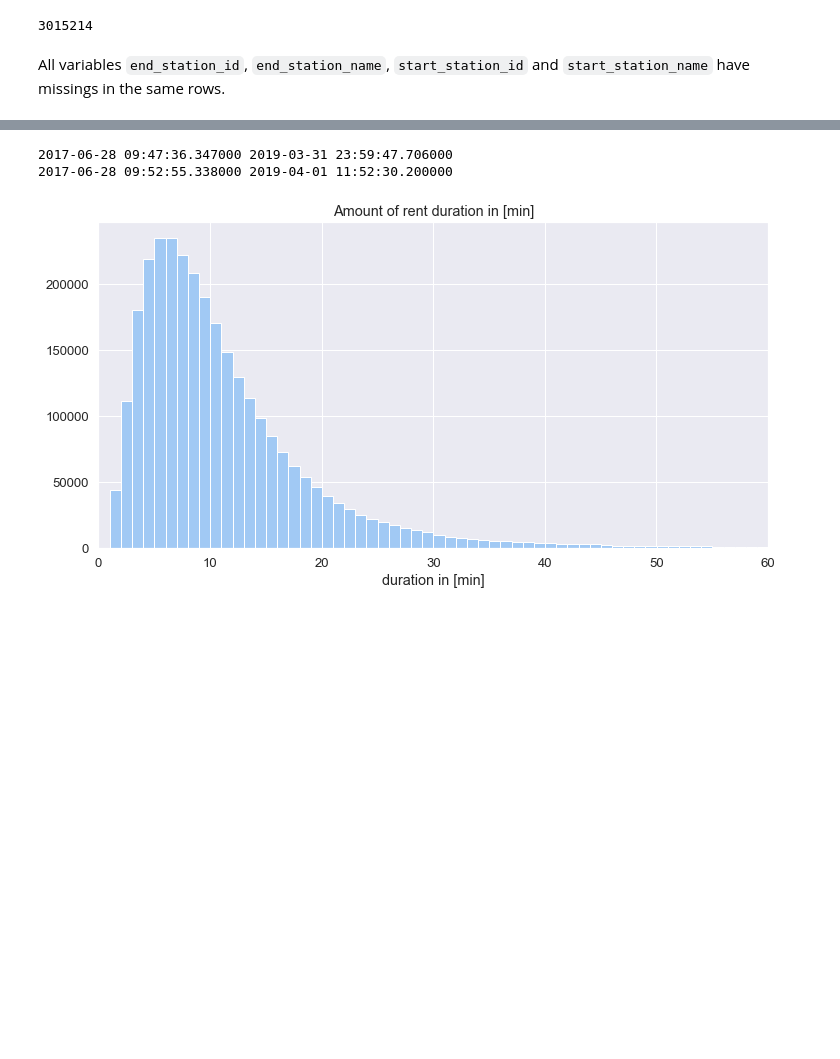
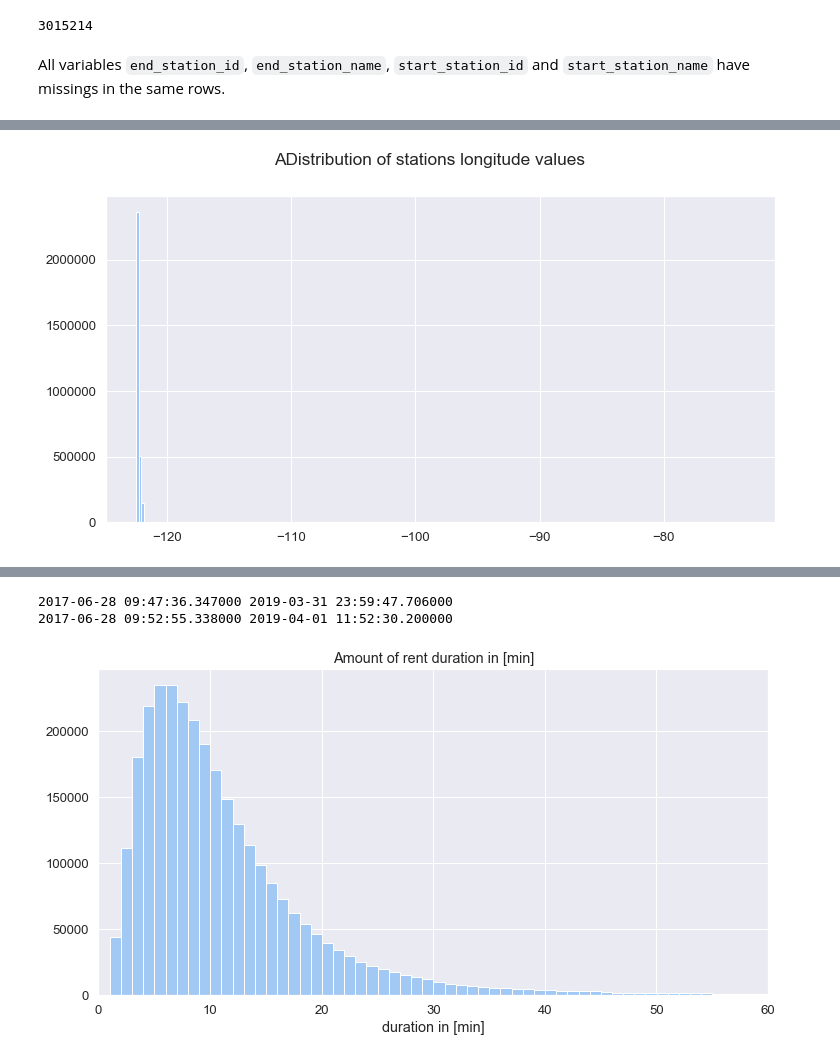
Before and after one commit to resa89/DataAnalystND, a Jupyter notebook: 07_CommunicatingDataFindings/wrangle_act.ipynb, the cells around one changed output, grey strips where cells are left out. Saved outputs shown, nothing was run; the diff lists cells and outputs as text; code cells hidden in the pictures; blank space fills up the shorter version.

```diff
--- a/07_CommunicatingDataFindings/wrangle_act.ipynb
+++ b/07_CommunicatingDataFindings/wrangle_act.ipynb
@@ -230,0 +228,6 @@ All variables `end_station_id`, `end_station_name`, `start_station_id` and `star
+# %%
+bins = np.arange(df['end_station_longitude'].min(), df['end_station_longitude'].max()+0.2, 0.2)
+axes = df['end_station_longitude'].hist(bins=bins)
+pl.suptitle("ADistribution of stations longitude values");
+# %% [output]
+[figure, added]
```
Also changed, not shown: parts of 40 cells of this notebook.
